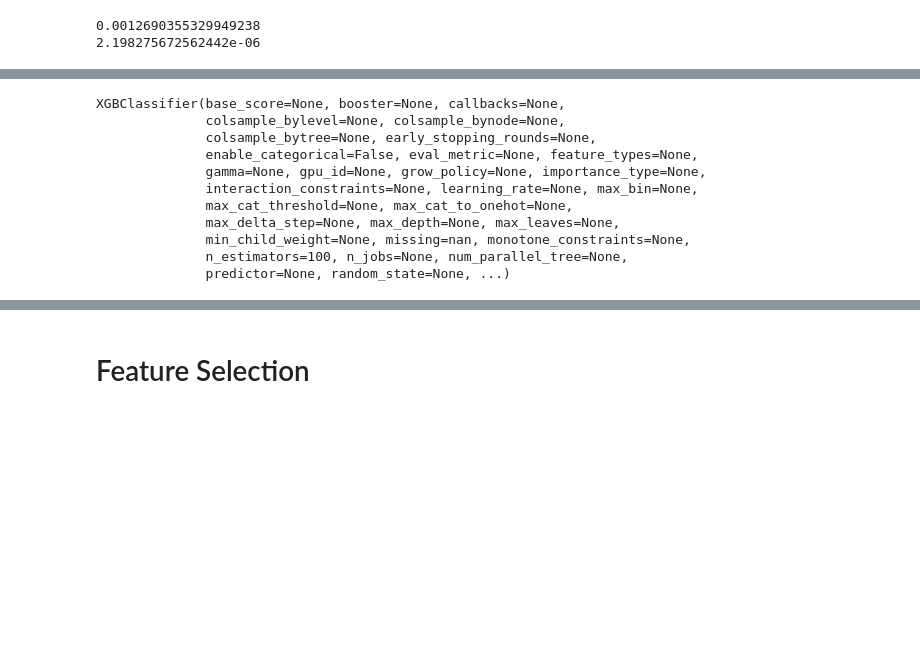
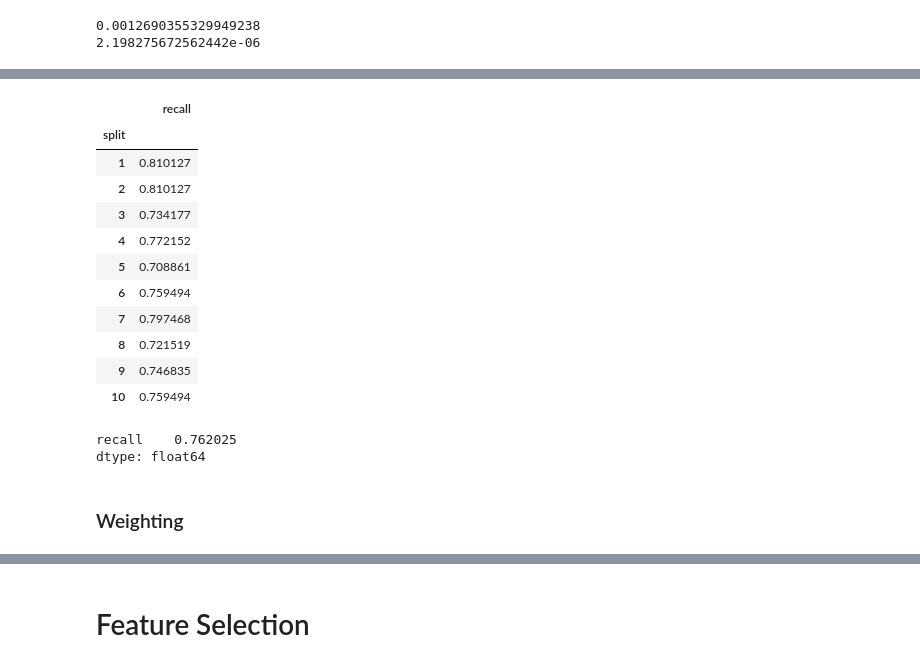
Before and after one commit to david-meltzer/ML_finance, a Jupyter notebook: personal/credit_card_fraud.ipynb, the cells around one changed output, grey strips where cells are left out. Cells and saved outputs as stored; diff of their text form; code cells hidden in the pictures; blank space fills up the shorter version.

Commit message:
added results from lgbm and xgboost

```diff
--- a/personal/credit_card_fraud.ipynb
+++ b/personal/credit_card_fraud.ipynb
@@ -420,11 +425,21 @@ A*
 # %%
-for idxs in splits:
+sss = StratifiedShuffleSplit(n_splits = 10,
+                       test_size=0.2)
+splits = sss.split(X_train,Y_train)
+
+result_xgb_unbal = []
+
+for i, idxs in tqdm(enumerate(splits)):
+    print(f'Working on split {i}')
+
     X_train_cv = X_train.iloc[idxs[0]]
     Y_train_cv = Y_train.iloc[idxs[0]]
 
     X_test_cv = X_train.iloc[idxs[1]]
     Y_test_cv = Y_train.iloc[idxs[1]]
 
+    xgb_clf = XGBClassifier().fit(X=X_train_cv,y=Y_train_cv)
 
+    Y_pred = xgb_clf.predict(X_test_cv)
 
-    break
+    result_xgb_unbal.append(recall_score(Y_test_cv,Y_pred))
@@ -431,14 +457,26 @@ for idxs in splits:
-# %%
-xgb_clf = XGBClassifier(X_train_cv, Y_train_cv, sample_weight =
-# %% [output]
-XGBClassifier(base_score=None, booster=None, callbacks=None,
-              colsample_bylevel=None, colsample_bynode=None,
-              colsample_bytree=None, early_stopping_rounds=None,
-              enable_categorical=False, eval_metric=None, feature_types=None,
-              gamma=None, gpu_id=None, grow_policy=None, importance_type=None,
-              interaction_constraints=None, learning_rate=None, max_bin=None,
-              max_cat_threshold=None, max_cat_to_onehot=None,
-              max_delta_step=None, max_depth=None, max_leaves=None,
-              min_child_weight=None, missing=nan, monotone_constraints=None,
-              n_estimators=100, n_jobs=None, num_parallel_tree=None,
-              predictor=None, random_state=None, ...)
+# %%
+df_xgb_unbal = pd.DataFrame(result_xgb_unbal,index=np.arange(1,11),columns=['recall'])
+df_xgb_unbal.index.name = 'split'
+df_xgb_unbal.to_csv('./results/xgb_results_unbal')
+# %%
+df_xgb_unbal
+# %% [output]
+|  | recall |
+| split |  |
+| 1 | 0.810127 |
+| 2 | 0.810127 |
+| 3 | 0.734177 |
+| 4 | 0.772152 |
+| 5 | 0.708861 |
+| 6 | 0.759494 |
+| 7 | 0.797468 |
+| 8 | 0.721519 |
+| 9 | 0.746835 |
+| 10 | 0.759494 |
+# %%
+df_xgb_unbal.mean()
+# %% [output]
+recall    0.762025
+dtype: float64
+# %% [markdown]
+### Weighting
```
Also changed, not shown: parts of 25 cells of this notebook, 7 other files.
